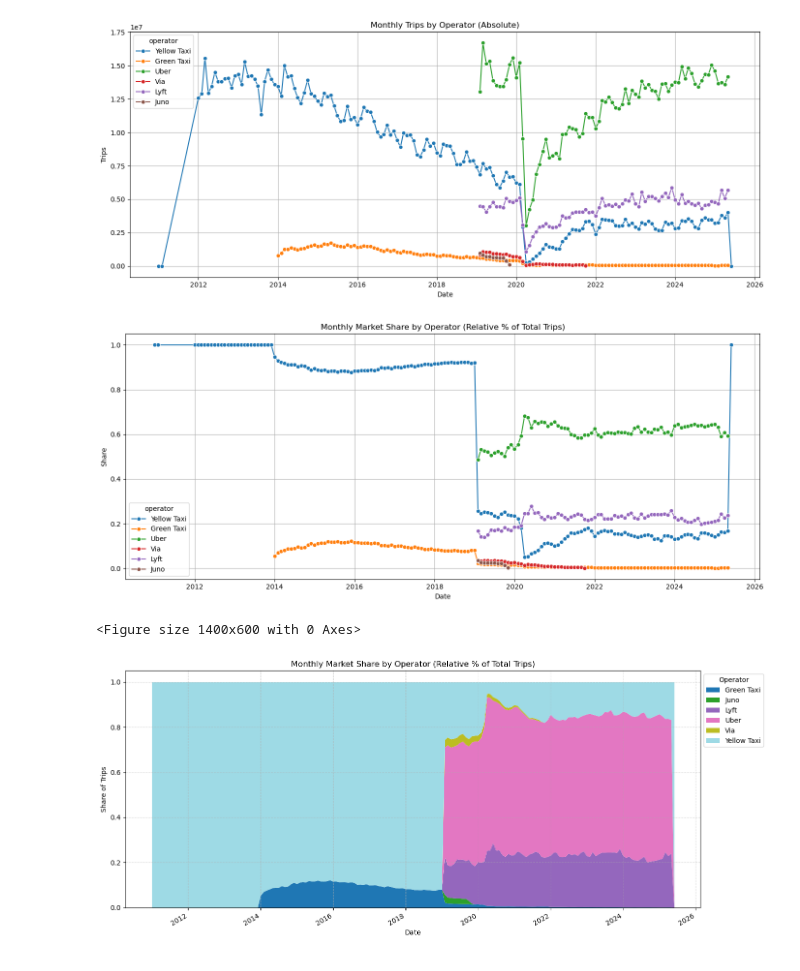
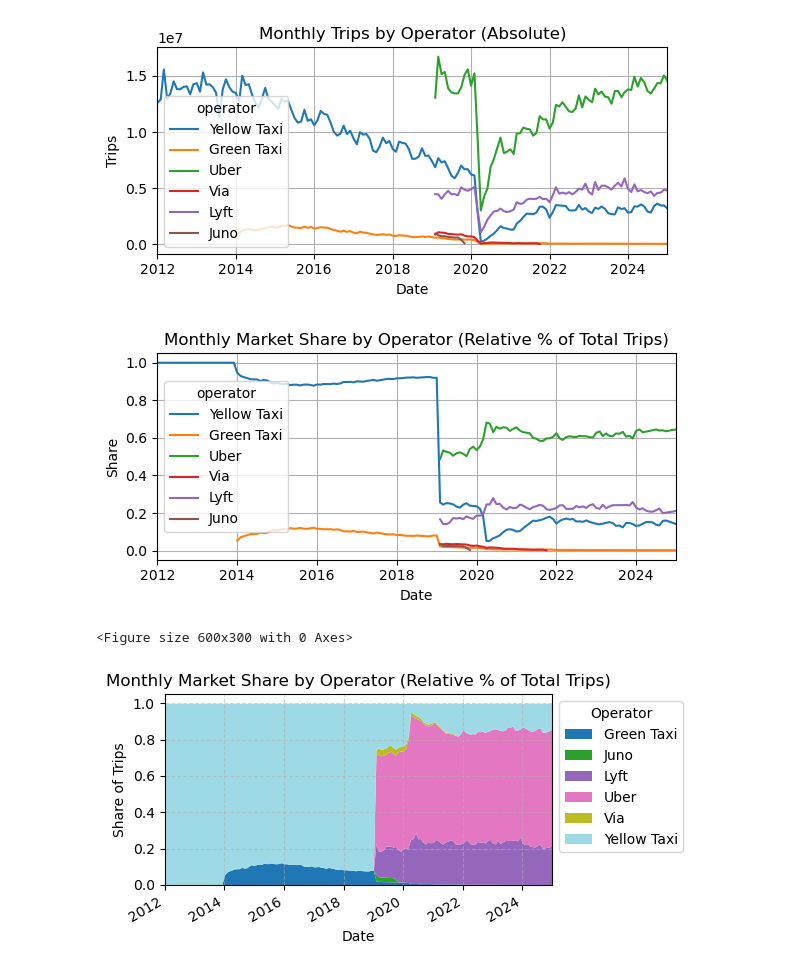
Before and after one commit to KlemenVovk/bd-project-25, a Jupyter notebook: T8/visualization.ipynb, the cells around one changed output. Saved outputs shown, nothing was run; the diff lists cells and outputs as text; code cells hidden in the pictures.

```diff
--- a/T8/visualization.ipynb
+++ b/T8/visualization.ipynb
@@ -6,13 +6,13 @@ import seaborn as sns
 
 
 # Load all three JSON files
-with open('/home/sancho/Documents/FRI/Year 2/Big Data/bd-project-25/data/ride_counts/yellow_ride_count.json') as f:
+with open('/home/sanchosamba/Documents/FRI/Big-Data/bd-project-25/data/ride_counts/yellow_ride_count.json') as f:
     yellow_data = json.load(f)
 
-with open('/home/sancho/Documents/FRI/Year 2/Big Data/bd-project-25/data/ride_counts/green_ride_counts.json') as f:
+with open('/home/sanchosamba/Documents/FRI/Big-Data/bd-project-25/data/ride_counts/green_ride_counts.json') as f:
     green_data = json.load(f)
 
-with open('/home/sancho/Documents/FRI/Year 2/Big Data/bd-project-25/data/ride_counts/fhvhv_monthly_rides_by_company.json') as f:
+with open('/home/sanchosamba/Documents/FRI/Big-Data/bd-project-25/data/ride_counts/fhvhv_monthly_rides_by_company.json') as f:
     fhvhv_data = json.load(f)
 
 # Flatten yellow and green datasets
@@ -67,27 +67,31 @@ df_all['share'] = df_all['trips'] / df_all['total_trips']
 # Sort for plotting
 df_all = df_all.sort_values("date")
 # %%
-plt.figure(figsize=(14, 6))
-sns.lineplot(data=df_all, x='date', y='trips', hue='operator', marker='o')
+plt.figure(figsize=(6, 3))
+sns.lineplot(data=df_all, x='date', y='trips', hue='operator')
 plt.title("Monthly Trips by Operator (Absolute)")
 plt.ylabel("Trips")
 plt.xlabel("Date")
+# Show only data between 2015 and 2020
+plt.xlim(pd.to_datetime('2012-01-01'), pd.to_datetime('2024-12-31'))
 plt.grid(True)
 plt.tight_layout()
+plt.savefig('absolute.pdf', bbox_inches='tight')
 plt.show()
 # %% [output]
-[figure, old version]
+[figure, new version]
 # %%
-plt.figure(figsize=(14, 6))
-sns.lineplot(data=df_all, x='date', y='share', hue='operator', marker='o')
+plt.figure(figsize=(6, 3))
+sns.lineplot(data=df_all, x='date', y='share', hue='operator')
 plt.title("Monthly Market Share by Operator (Relative % of Total Trips)")
 plt.ylabel("Share")
 plt.xlabel("Date")
+plt.xlim(pd.to_datetime('2012-01-01'), pd.to_datetime('2024-12-31'))
 plt.grid(True)
 plt.tight_layout()
 plt.show()
 # %% [output]
-[figure, old version]
+[figure, new version]
 # %%
 # Prepare the data: pivot to get operators as columns, fill missing months with 0
 share_pivot = df_all.pivot_table(index='date', columns='operator', values='share', fill_value=0)
@@ -96,16 +100,18 @@ share_pivot = df_all.pivot_table(index='date', columns='operator', values='share
 share_pivot = share_pivot[sorted(share_pivot.columns)]
 
 # Plot
-plt.figure(figsize=(14, 6))
-share_pivot.plot.area(stacked=True, figsize=(14, 6), cmap="tab20", linewidth=0)
+plt.figure(figsize=(6, 3))
+share_pivot.plot.area(stacked=True, figsize=(6, 3), cmap="tab20", linewidth=0)
 
 plt.title("Monthly Market Share by Operator (Relative % of Total Trips)")
 plt.ylabel("Share of Trips")
 plt.xlabel("Date")
+plt.xlim(pd.to_datetime('2012-01-01'), pd.to_datetime('2024-12-31'))
 plt.grid(True, linestyle='--', alpha=0.5)
 plt.legend(title="Operator", loc='upper left', bbox_to_anchor=(1, 1))
 plt.tight_layout()
+plt.savefig('relative.pdf', bbox_inches='tight')
 plt.show()
 # %% [output]
-<Figure size 1400x600 with 0 Axes>
+<Figure size 600x300 with 0 Axes>
-[figure, old version]
+[figure, new version]
```
Also changed, not shown: 6 other files.
